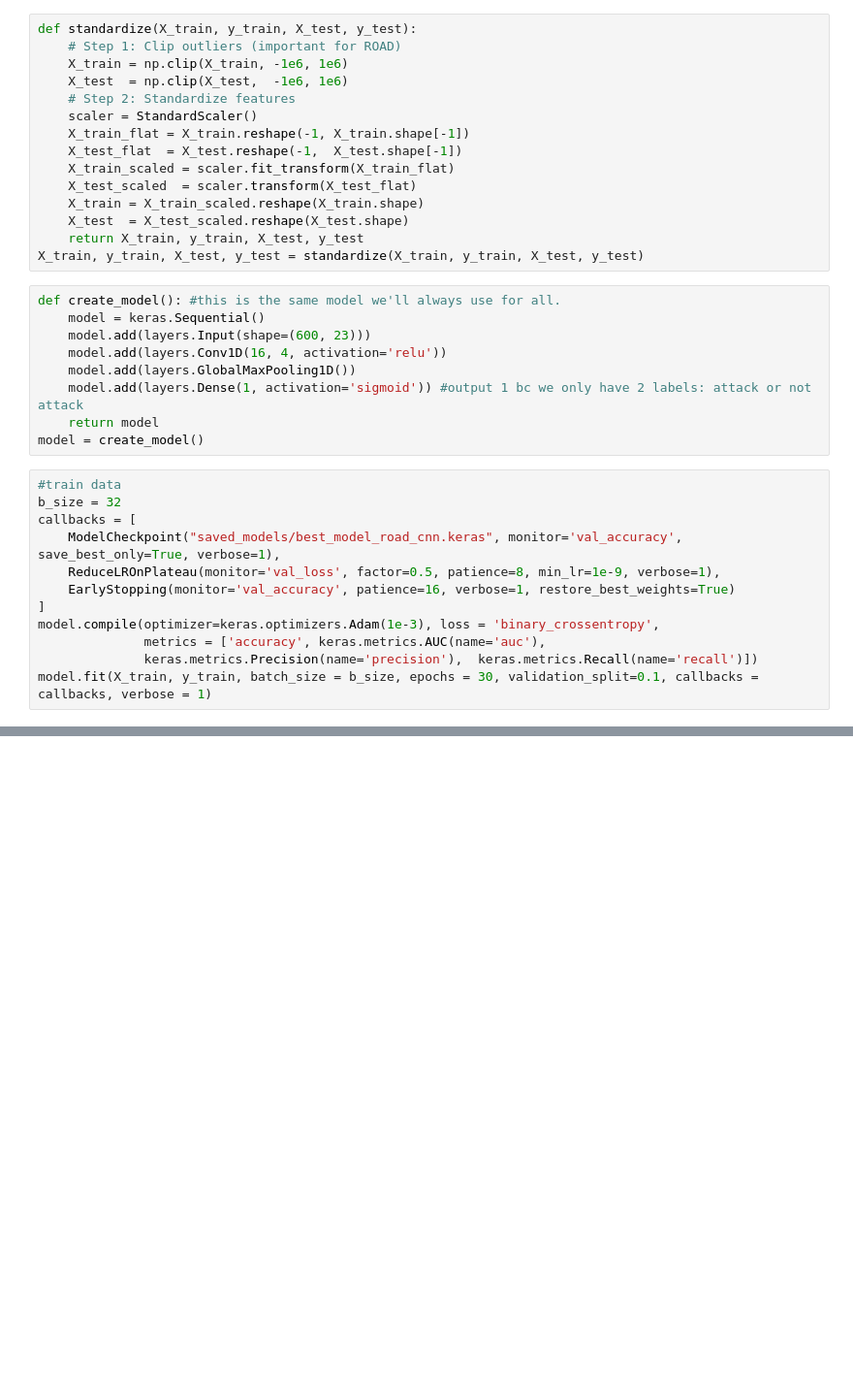
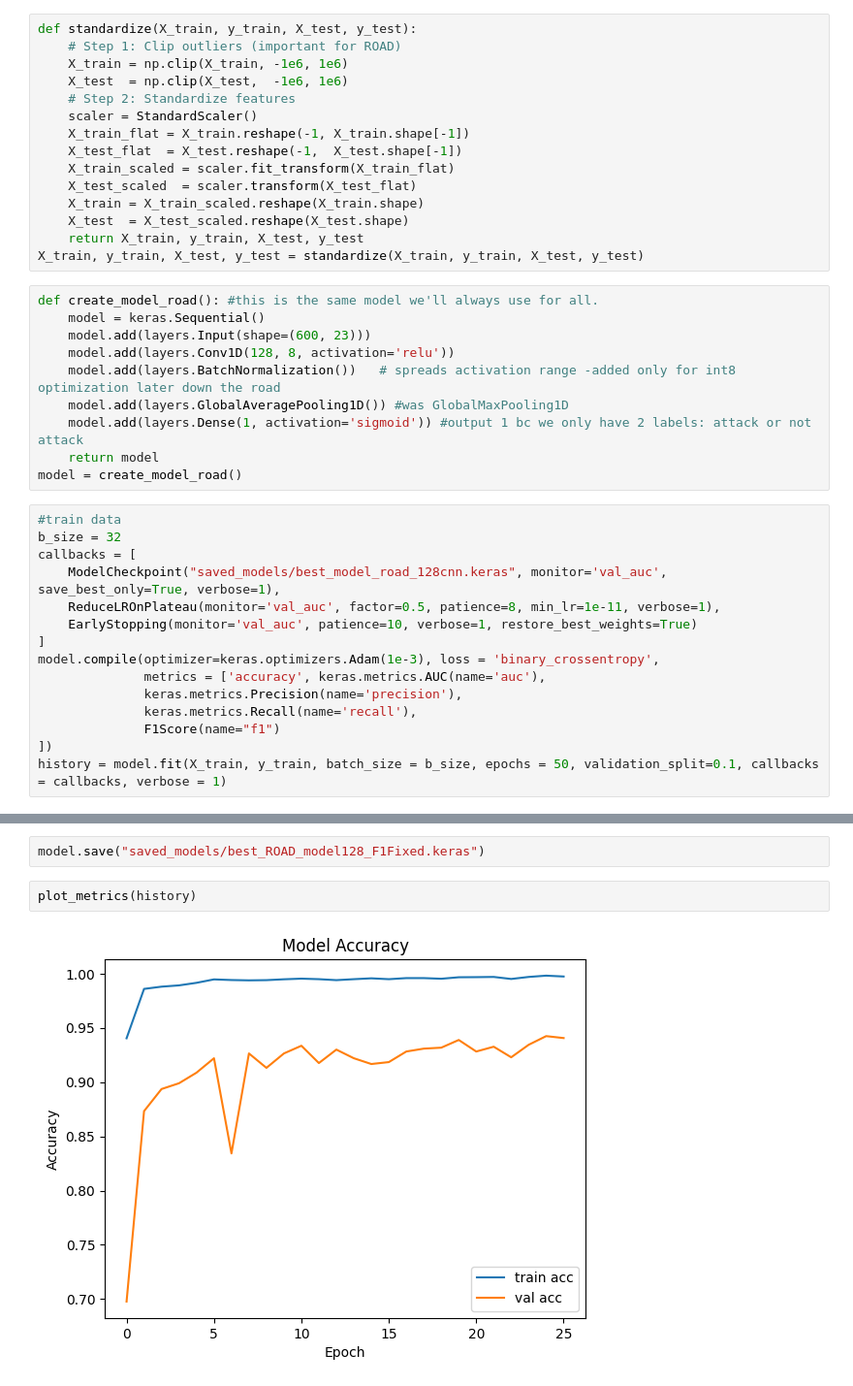
Before and after one commit to CPQE/EmbeddedMLFinalProj, a Jupyter notebook: model_training_ROAD.ipynb, the cells around one changed output, grey strips where cells are left out. Shown at 97% size. Cells and saved outputs as stored; diff of their text form; blank space fills up the shorter version.

Commit message:
had to retrain models in attempt to quantize, failed

```diff
--- a/model_training_ROAD.ipynb
+++ b/model_training_ROAD.ipynb
@@ -45,24 +49,28 @@ def standardize(X_train, y_train, X_test, y_test):
     return X_train, y_train, X_test, y_test
 X_train, y_train, X_test, y_test = standardize(X_train, y_train, X_test, y_test)
 # %%
-def create_model(): #this is the same model we'll always use for all.
+def create_model_road(): #this is the same model we'll always use for all.
     model = keras.Sequential()
     model.add(layers.Input(shape=(600, 23)))
-    model.add(layers.Conv1D(16, 4, activation='relu'))
-    model.add(layers.GlobalMaxPooling1D())
+    model.add(layers.Conv1D(128, 8, activation='relu'))
+    model.add(layers.BatchNormalization())   # spreads activation range -added only for int8 optimization later down the road
+    model.add(layers.GlobalAveragePooling1D()) #was GlobalMaxPooling1D
     model.add(layers.Dense(1, activation='sigmoid')) #output 1 bc we only have 2 labels: attack or not attack
     return model
-model = create_model()
+model = create_model_road()
 # %%
 #train data
 b_size = 32
 callbacks = [
-    ModelCheckpoint("saved_models/best_model_road_cnn.keras", monitor='val_accuracy', save_best_only=True, verbose=1),
-    ReduceLROnPlateau(monitor='val_loss', factor=0.5, patience=8, min_lr=1e-9, verbose=1),
-    EarlyStopping(monitor='val_accuracy', patience=16, verbose=1, restore_best_weights=True)
+    ModelCheckpoint("saved_models/best_model_road_128cnn.keras", monitor='val_auc', save_best_only=True, verbose=1),
+    ReduceLROnPlateau(monitor='val_auc', factor=0.5, patience=8, min_lr=1e-11, verbose=1),
+    EarlyStopping(monitor='val_auc', patience=10, verbose=1, restore_best_weights=True)
 ]
 model.compile(optimizer=keras.optimizers.Adam(1e-3), loss = 'binary_crossentropy',
               metrics = ['accuracy', keras.metrics.AUC(name='auc'),
-              keras.metrics.Precision(name='precision'),  keras.metrics.Recall(name='recall')])
-model.fit(X_train, y_train, batch_size = b_size, epochs = 30, validation_split=0.1, callbacks = callbacks, verbose = 1)
+              keras.metrics.Precision(name='precision'),
+              keras.metrics.Recall(name='recall'),
+              F1Score(name="f1")
+])
+history = model.fit(X_train, y_train, batch_size = b_size, epochs = 50, validation_split=0.1, callbacks = callbacks, verbose = 1)
 # %% [output]
@@ -92,0 +112,6 @@ print(dict(zip(model.metrics_names, results)))
+# %%
+model.save("saved_models/best_ROAD_model128_F1Fixed.keras")
+# %%
+plot_metrics(history)
+# %% [output]
+[figure, added]
```
Also changed, not shown: parts of 8 cells of this notebook, 4 other files.
